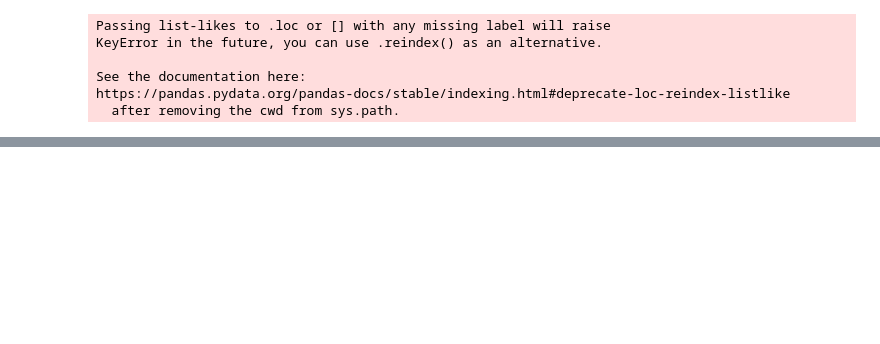
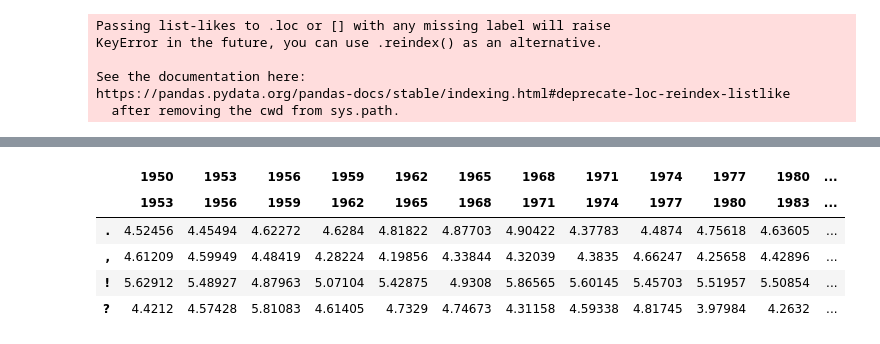
Before and after one commit to Yoonsen/HeCore, a Jupyter notebook: collocations-hecore.ipynb, the cells around one changed output, grey strips where cells are left out. Drawn from its saved outputs; the diff is of its cells as text; code cells hidden in the pictures; blank space fills up the shorter version.

```diff
--- a/collocations-hecore.ipynb
+++ b/collocations-hecore.ipynb
@@ -617,0 +640,9 @@ with open('helse_galakse.html', 'w') as f:
+# %%
+helse_right.loc[". , ! ?".split()].fillna(10).style.background_gradient(cmap="Blues_r", axis=1)
+# %% [output]
+|  | 1950 | 1953 | 1956 | 1959 | 1962 | 1965 | 1968 | 1971 | 1974 | 1977 | 1980 | ... |
+|  | 1953 | 1956 | 1959 | 1962 | 1965 | 1968 | 1971 | 1974 | 1977 | 1980 | 1983 | ... |
+| . | 4.52456 | 4.45494 | 4.62272 | 4.6284 | 4.81822 | 4.87703 | 4.90422 | 4.37783 | 4.4874 | 4.75618 | 4.63605 | ... |
+| , | 4.61209 | 4.59949 | 4.48419 | 4.28224 | 4.19856 | 4.33844 | 4.32039 | 4.3835 | 4.66247 | 4.25658 | 4.42896 | ... |
+| ! | 5.62912 | 5.48927 | 4.87963 | 5.07104 | 5.42875 | 4.9308 | 5.86565 | 5.60145 | 5.45703 | 5.51957 | 5.50854 | ... |
+| ? | 4.4212 | 4.57428 | 5.81083 | 4.61405 | 4.7329 | 4.74673 | 4.31158 | 4.59338 | 4.81745 | 3.97984 | 4.2632 | ... |
```
Also changed, not shown: parts of 28 cells of this notebook, 1 other file.
